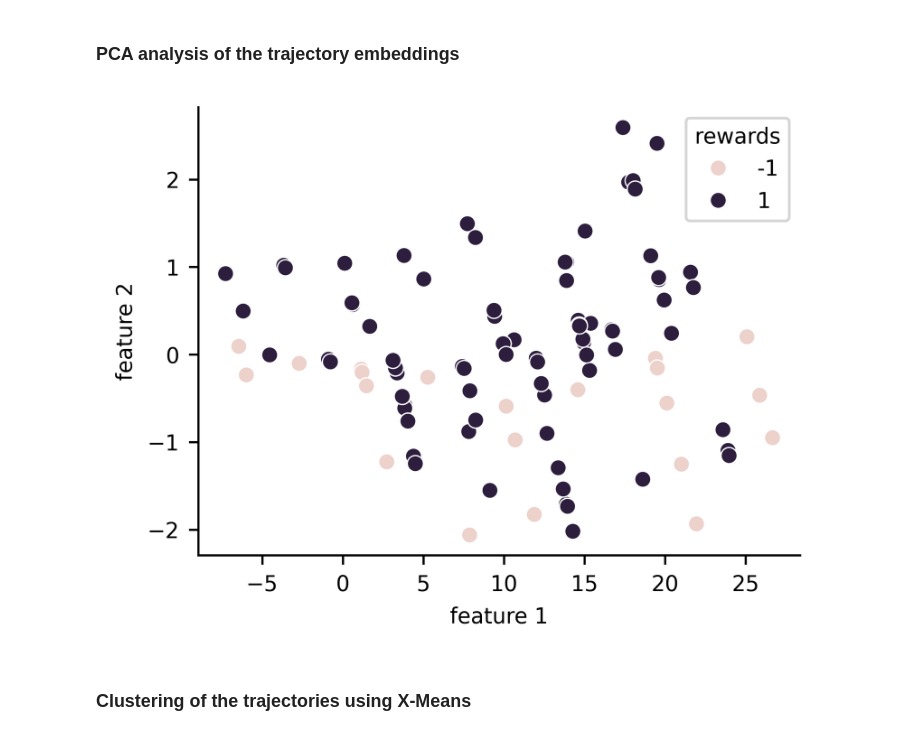
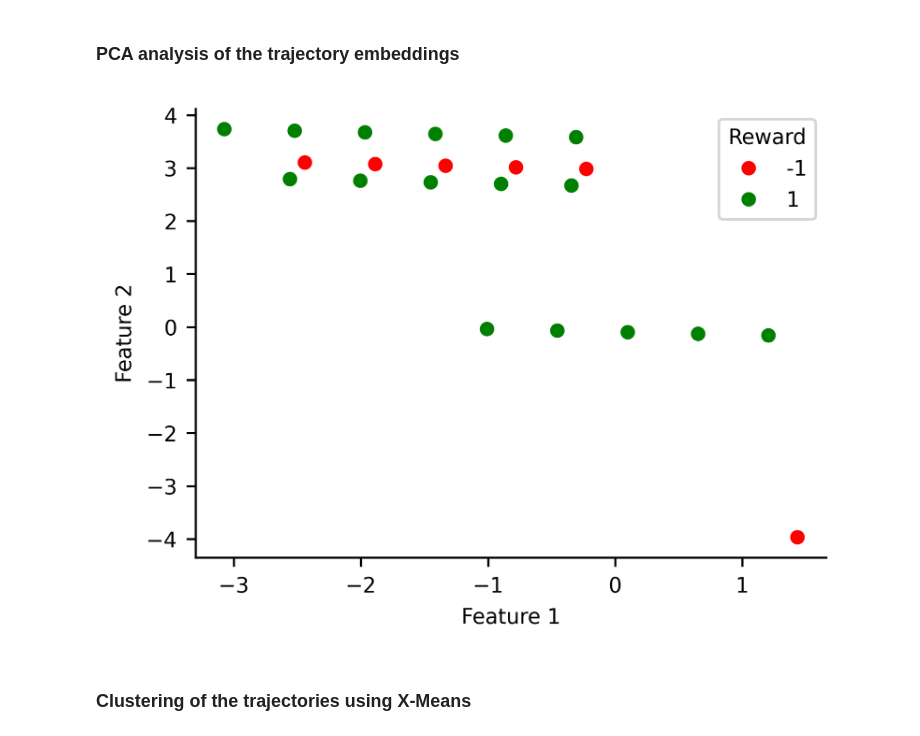
Before and after one commit to yangbaechu/xrl_with_trajectories, a Jupyter notebook: gridworld_expts.ipynb, the cells around one changed output. Cells and saved outputs as stored; diff of their text form; code cells hidden in the pictures.

```diff
--- a/gridworld_expts.ipynb
+++ b/gridworld_expts.ipynb
@@ -127,8 +128,8 @@ agent = Agent(env)
 # %%
 # Generate offline data for the training
 num_episodes_dyna = 2
-num_agents_dyna = 10
-max_traj_len = 10
+num_agents_dyna = 20
+max_traj_len = 20
 num_pos_trajs = 500
 num_neg_trajs = 100
 offline_data = generate_offline_data(env, agent, num_episodes_dyna, num_agents_dyna, max_traj_len, num_pos_trajs, num_neg_trajs)
@@ -353,12 +372,3 @@ torch.save(model.state_dict(), './ckpt_save_dir/seq2seq_traj_7.pth')
 ## Trajectory Attribution
 
 Starts here...
-# %%
-# Load the trained model
-traj_encoder = LSTMEncoder(embedding_dim=16, vocab_size= vocab_size, hidden_size=32)
-traj_decoder = LSTMDecoder(embedding_size=16, hidden_size=32, vocab_size=vocab_size)
-
-model = Seq2Seq(traj_encoder, traj_decoder)
-# model.load_state_dict(torch.load('./ckpt_save_dir/seq2seq_traj_5.pth'))
-# model.load_state_dict(torch.load('./ckpt_save_dir/seq2seq_traj_fourrooms.pth'))
-model.load_state_dict(torch.load('./ckpt_save_dir/seq2seq_traj_7.pth'))
@@ -377,34 +400,26 @@ for traj_id, traj in enumerate(tokenized_data):
 # %% [markdown]
 ### PCA analysis of the trajectory embeddings
 # %%
-pca = PCA(n_components=2)
-pca_traj_embeddings = pca.fit_transform(traj_embeddings)
-plotting_data = {'feature 1': pca_traj_embeddings[:, 0], 'feature 2': pca_traj_embeddings[:, 1],
-                 'rewards': [+1] * num_pos_trajs + [-1] * num_neg_trajs}
+traj_embeddings_np = np.array(traj_embeddings)
+
+# Prepare the rewards
+rewards = [+1] * num_pos_trajs + [-1] * num_neg_trajs
+
+# Create a DataFrame for plotting
+plotting_data = {
+    'feature 1': traj_embeddings_np[:, 0],
+    'feature 2': traj_embeddings_np[:, 1],
+    'rewards': rewards
+}
 df = pd.DataFrame(plotting_data)
 
+# Plotting
 plt.figure(figsize=(4, 3))
-sns.scatterplot(x='feature 1', y='feature 2', hue='rewards', data=df)
-# plt.title('PCA: Trajectory Embeddings')
-# plt.legend()
+sns.scatterplot(x='feature 1', y='feature 2', hue='rewards', palette={-1: "r", 1: "g"}, data=df)
+plt.xlabel('Feature 1')
+plt.ylabel('Feature 2')
+plt.legend(title='Reward', loc='best')
+plt.tight_layout()
 plt.show()
-
-# plt.figure()
-# data_ax = sns.scatterplot(x='x',
-#                           y='y',
-#                           hue='labels',
-#                           palette='deep',
-#                           data=df,
-#                           legend=True)
-# for cid, _ in enumerate(cluster_data_embeds):
-#     data_ax.text(pca_data_embeds[:, 0][cid],
-#                  pca_data_embeds[:, 1][cid],
-#                  str(cid),
-#                  horizontalalignment='left',
-#                  size='medium',
-#                  color='black',
-#                  weight='semibold')
-# plt.title('PCA: Cluster Embeddings using ' + embed_gen_config['method_name'])
-# plt.show()
 # %% [output]
-[figure, old version]
+[figure, new version]
```
Also changed, not shown: parts of 21 cells of this notebook, 2 other files.
